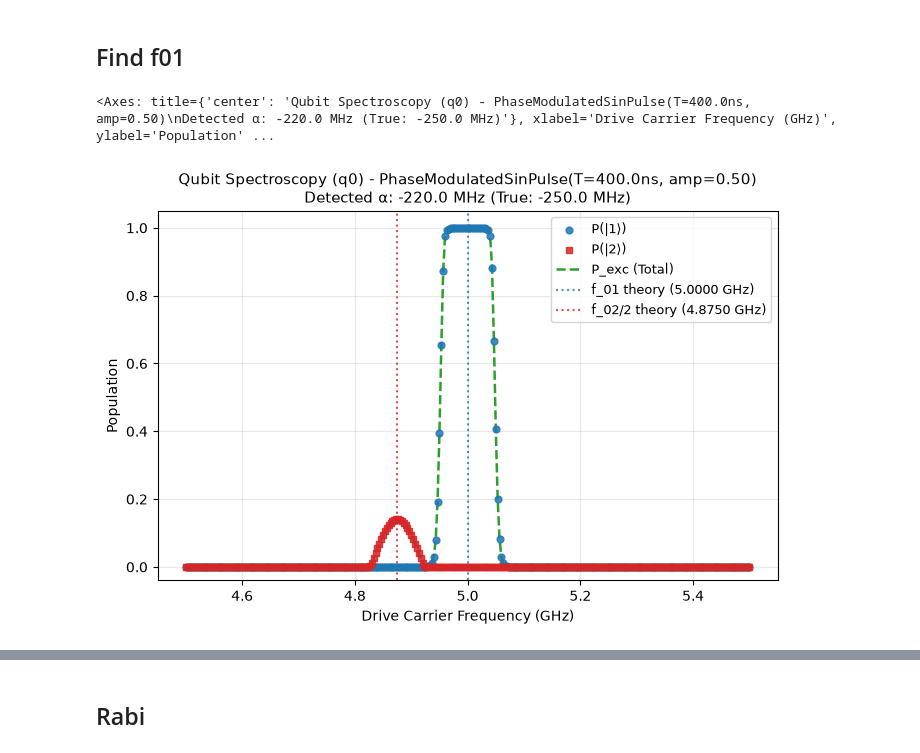
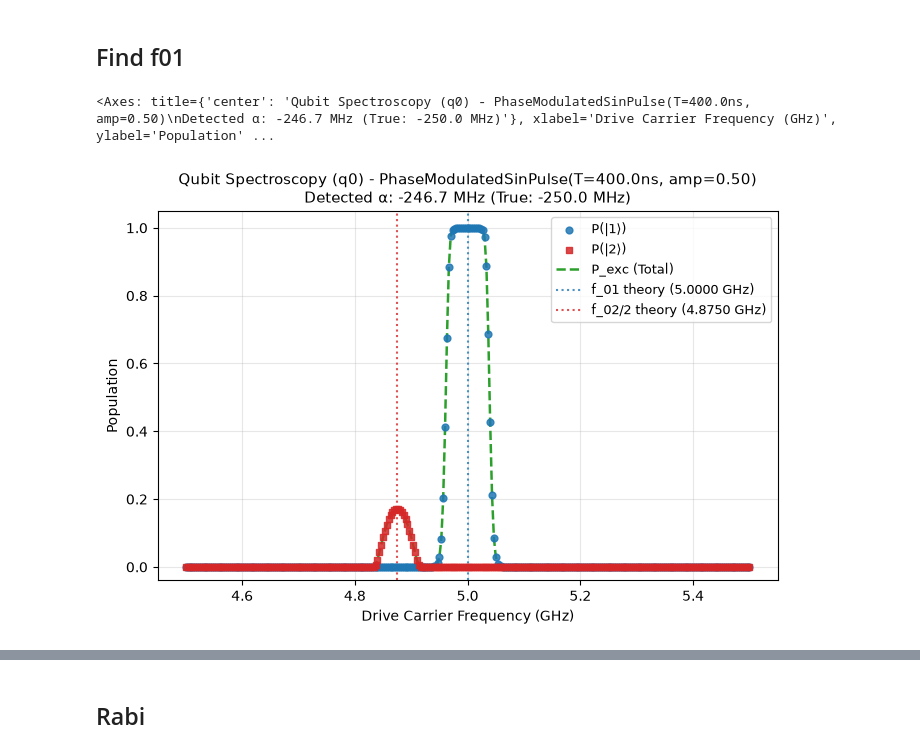
Before and after one commit to quantum-panda-a/SQPulse, a Jupyter notebook: examples/demo.ipynb, the cells around one changed output, grey strips where cells are left out. Cells and saved outputs as stored; diff of their text form; code cells hidden in the pictures.

```diff
--- a/examples/demo.ipynb
+++ b/examples/demo.ipynb
@@ -146,24 +205,24 @@ plt.tight_layout()
 # %%
 # 1. 初始化 Transmon（默认 levels=4, f_q=5 GHz, alpha=-250 MHz）
 q = Transmon("q0", f_q=5.0e9, alpha=-250.0e6, omega_d=2*np.pi*50e6)
 
 # 2. 方式 A：自定义相位调制脉冲进行绝热扫频 (Rapid Adiabatic Passage, RAP)
 # 注意：绝热通道需要足够的驱动幅度满足绝热条件 (amp=1.0 对应 Omega_peak = 2*pi*50 MHz)
 # 平顶反转带宽由 mod_freq=50 MHz 决定，在 [-50 MHz, +50 MHz] 范围内实现激发态完全反转
-pulse = PhaseModulatedSinPulse(duration=400e-9, amp=0.5, mod_freq=50e6, name="Phase-Modulated Sin")
+pulse = PhaseModulatedSinPulse(duration=400e-9, amp=0.5, mod_freq=40e6, name="Phase-Modulated Sin")
 res = QubitSpectroscopyExperiment.run(
     transmon=q,
     pulse=pulse,
     freq_range=(4.5e9, 5.5e9),  # 扫频范围：4.9 GHz ~ 5.1 GHz (+/- 100 MHz)
     num_points=301,
     dt=1e-9,
     fit=False,
 )
 # 绘图展示激发态 P(|1>) 平顶反转特性
 res.plot()
 # %% [output]
-<Axes: title={'center': 'Qubit Spectroscopy (q0) - PhaseModulatedSinPulse(T=400.0ns, amp=0.50)\nDetected α: -220.0 MHz (True: -250.0 MHz)'}, xlabel='Drive Carrier Frequency (GHz)', ylabel='Population' ...
+<Axes: title={'center': 'Qubit Spectroscopy (q0) - PhaseModulatedSinPulse(T=400.0ns, amp=0.50)\nDetected α: -246.7 MHz (True: -250.0 MHz)'}, xlabel='Drive Carrier Frequency (GHz)', ylabel='Population' ...
-[figure, old version]
+[figure, new version]
 # %%
 # 1. 初始化 Transmon（默认 levels=4, f_q=5 GHz, alpha=-250 MHz）
 q = Transmon("q0", f_q=5.0e9, alpha=-250.0e6)
```
Also changed, not shown: parts of 7 cells of this notebook, 30 other files.
